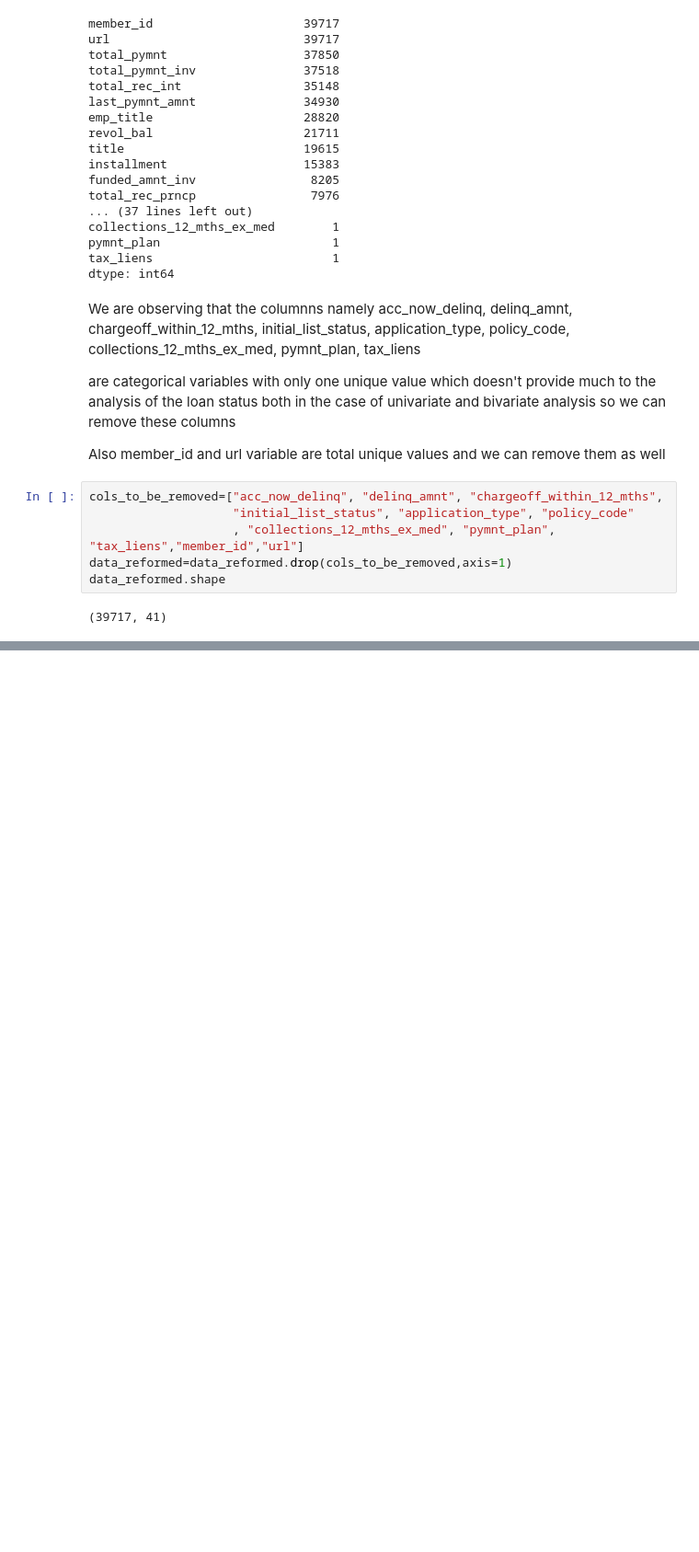
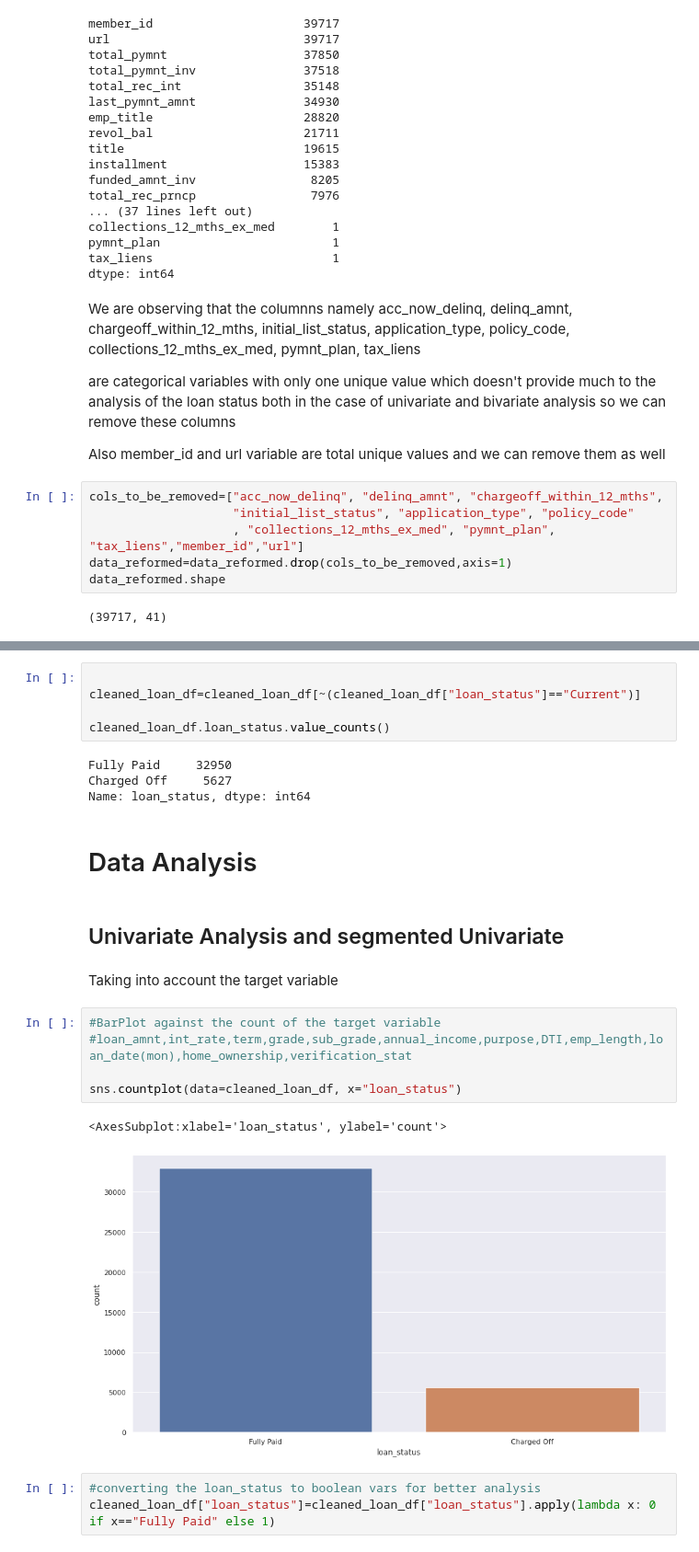
Before and after one commit to subhajitpal7/Lending_Club_Case_Study, a Jupyter notebook: Lending_club_EDA.ipynb, the cells around one changed output, grey strips where cells are left out. Shown at 92% size. Cells and saved outputs as stored; diff of their text form; blank space fills up the shorter version.

Commit message:
Univariate analysis

```diff
--- a/Lending_club_EDA.ipynb
+++ b/Lending_club_EDA.ipynb
@@ -166,0 +323,26 @@ data_reformed.to_csv("semi_cleaned_loan.csv",encoding="utf-8",index=False)
+# %%
+
+cleaned_loan_df=cleaned_loan_df[~(cleaned_loan_df["loan_status"]=="Current")]
+
+cleaned_loan_df.loan_status.value_counts()
+# %% [output]
+Fully Paid     32950
+Charged Off     5627
+Name: loan_status, dtype: int64
+# %% [markdown]
+# Data Analysis
+# %% [markdown]
+## Univariate Analysis and segmented Univariate
+# %% [markdown]
+Taking into account the target variable
+# %%
+#BarPlot against the count of the target variable
+#loan_amnt,int_rate,term,grade,sub_grade,annual_income,purpose,DTI,emp_length,loan_date(mon),home_ownership,verification_stat
+
+sns.countplot(data=cleaned_loan_df, x="loan_status")
+# %% [output]
+<AxesSubplot:xlabel='loan_status', ylabel='count'>
+[figure, added]
+# %%
+#converting the loan_status to boolean vars for better analysis
+cleaned_loan_df["loan_status"]=cleaned_loan_df["loan_status"].apply(lambda x: 0 if x=="Fully Paid" else 1)
```
Also changed, not shown: parts of 70 cells of this notebook, 1 other file.
